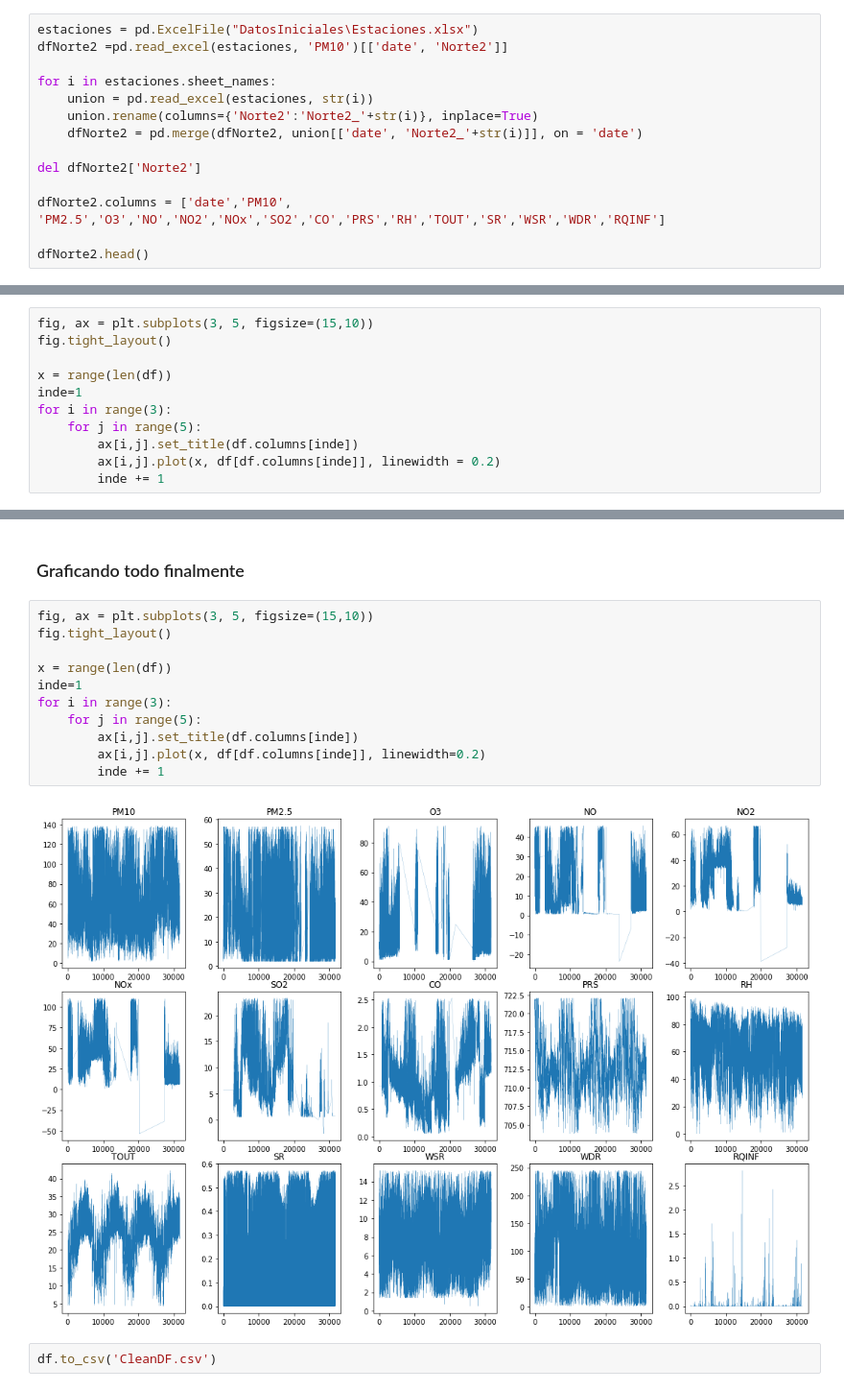
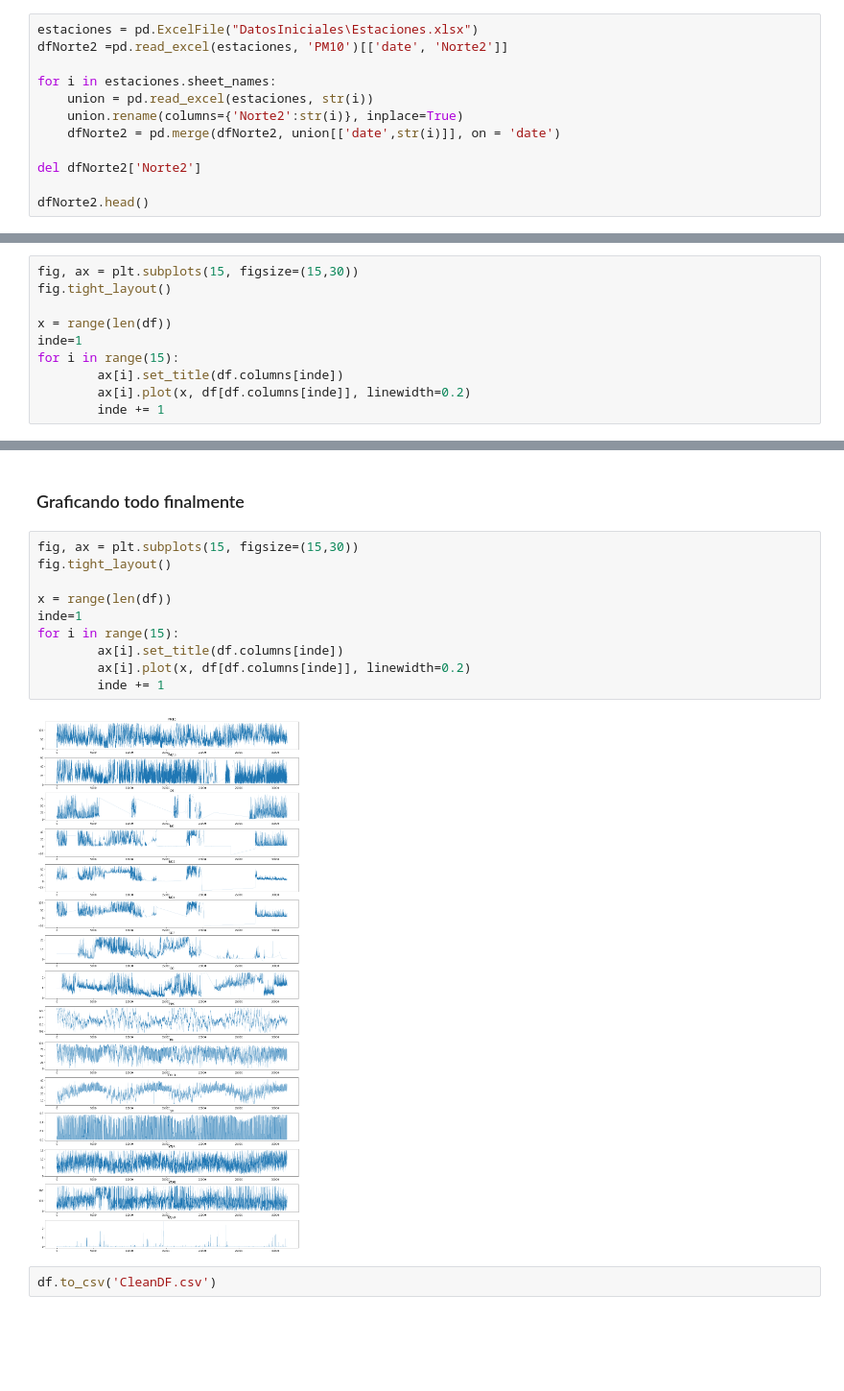
Before and after one commit to DiegoElian02/CienciadeDatosMultivariado, a Jupyter notebook: Datacleaning.ipynb, the cells around one changed output, grey strips where cells are left out. Shown at 96% size. Cells and saved outputs as stored; diff of their text form; blank space fills up the shorter version.

```diff
--- a/Datacleaning.ipynb
+++ b/Datacleaning.ipynb
@@ -12,13 +12,11 @@ dfNorte2 =pd.read_excel(estaciones, 'PM10')[['date', 'Norte2']]
 
 for i in estaciones.sheet_names:
     union = pd.read_excel(estaciones, str(i))
-    union.rename(columns={'Norte2':'Norte2_'+str(i)}, inplace=True)
-    dfNorte2 = pd.merge(dfNorte2, union[['date', 'Norte2_'+str(i)]], on = 'date')
+    union.rename(columns={'Norte2':str(i)}, inplace=True)
+    dfNorte2 = pd.merge(dfNorte2, union[['date',str(i)]], on = 'date')
 
 del dfNorte2['Norte2']
 
-dfNorte2.columns = ['date','PM10', 'PM2.5','O3','NO','NO2','NOx','SO2','CO','PRS','RH','TOUT','SR','WSR','WDR','RQINF']
-
 dfNorte2.head()
 # %% [output]
 |  | date | PM10 | PM2.5 | O3 | NO | NO2 | NOx | SO2 | CO | PRS | RH | ... |
@@ -44,14 +42,13 @@ df.head()
 # %% [markdown]
 ### Graficando las variables
 # %%
-fig, ax = plt.subplots(3, 5, figsize=(15,10))
+fig, ax = plt.subplots(15, figsize=(15,30))
 fig.tight_layout()
 
 x = range(len(df))
 inde=1
-for i in range(3):
-    for j in range(5):
-        ax[i,j].set_title(df.columns[inde])
-        ax[i,j].plot(x, df[df.columns[inde]], linewidth = 0.2)
+for i in range(15):
+        ax[i].set_title(df.columns[inde])
+        ax[i].plot(x, df[df.columns[inde]], linewidth=0.2)
         inde += 1
 # %% [output]
@@ -72,17 +71,16 @@ df.fillna(method='bfill',inplace=True)
 # %% [markdown]
 ### Graficando todo finalmente
 # %%
-fig, ax = plt.subplots(3, 5, figsize=(15,10))
+fig, ax = plt.subplots(15, figsize=(15,30))
 fig.tight_layout()
 
 x = range(len(df))
 inde=1
-for i in range(3):
-    for j in range(5):
-        ax[i,j].set_title(df.columns[inde])
-        ax[i,j].plot(x, df[df.columns[inde]], linewidth=0.2)
+for i in range(15):
+        ax[i].set_title(df.columns[inde])
+        ax[i].plot(x, df[df.columns[inde]], linewidth=0.2)
         inde += 1
 # %% [output]
-[figure, old version]
+[figure, new version]
 # %%
 df.to_csv('CleanDF.csv')
```
Also changed, not shown: parts of 3 cells of this notebook, 2 other files.
